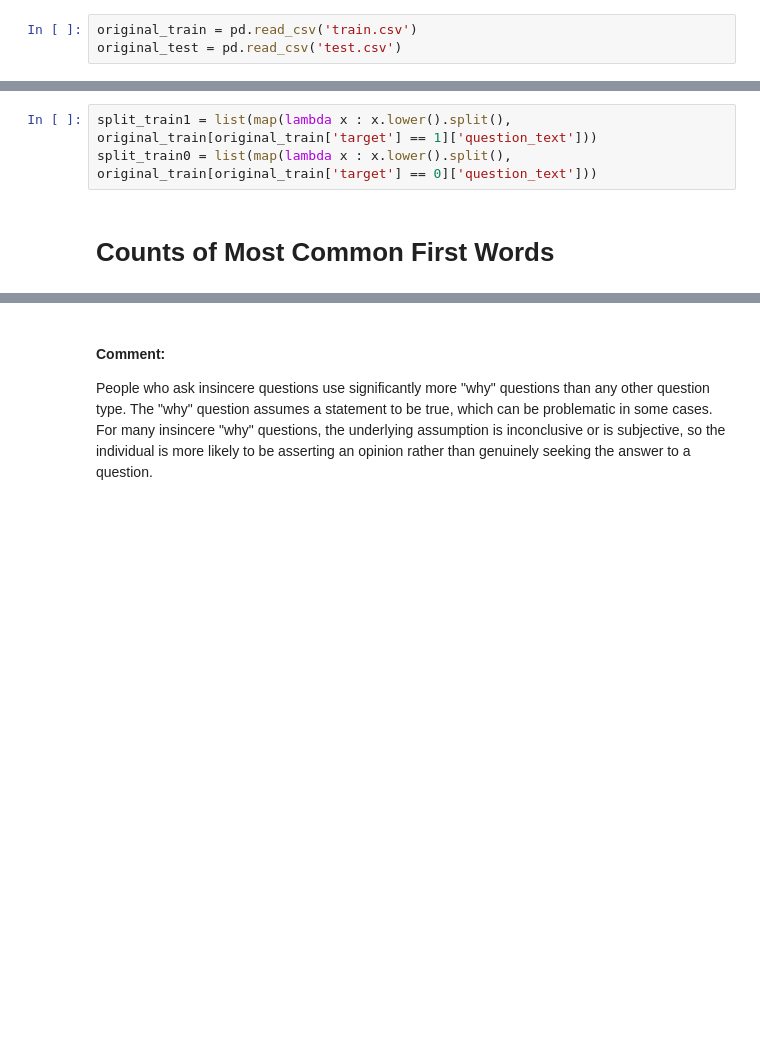
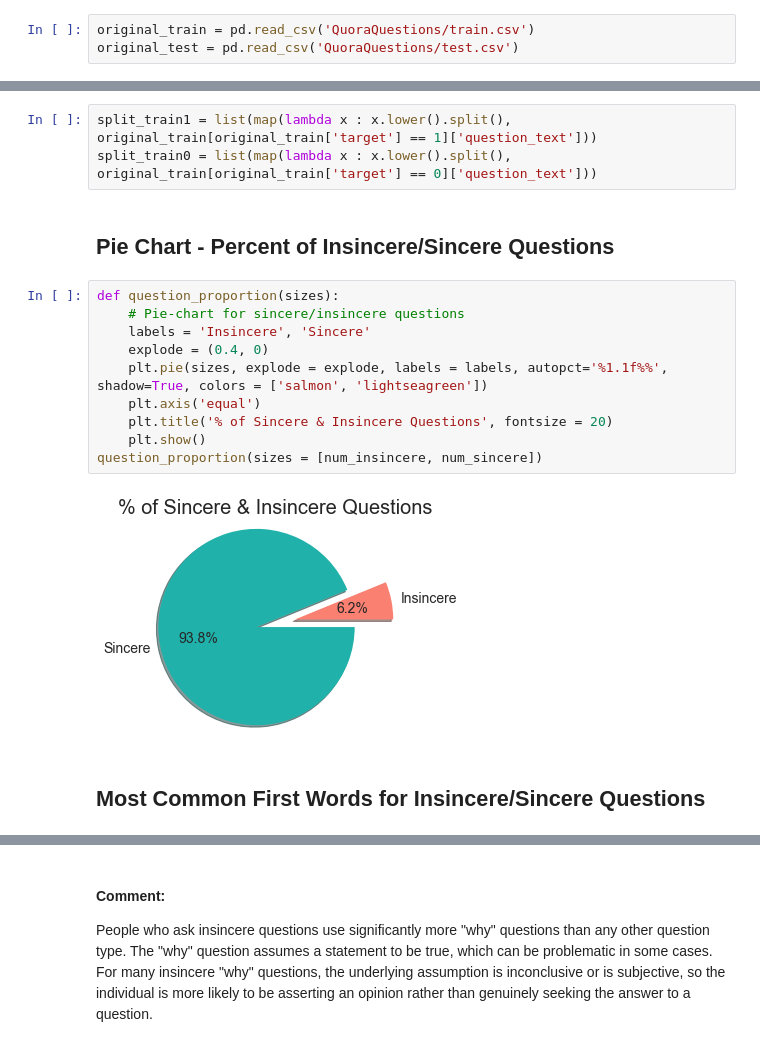
Before and after one commit to TemCodes/Quora-Question-Analysis, a Jupyter notebook: QuoraTextClassification.ipynb, the cells around one changed output, grey strips where cells are left out. Cells and saved outputs as stored; diff of their text form; blank space fills up the shorter version.

```diff
--- a/QuoraTextClassification.ipynb
+++ b/QuoraTextClassification.ipynb
@@ -6,6 +19,6 @@ import matplotlib as plt
 # %%
-original_train = pd.read_csv('train.csv')
-original_test = pd.read_csv('test.csv')
+original_train = pd.read_csv('QuoraQuestions/train.csv')
+original_test = pd.read_csv('QuoraQuestions/test.csv')
 # %%
 original_train.head()
 # %% [output]
@@ -74,5 +91,19 @@ original_train[original_train['target'] == 1].tail()['question_text'][1306094] #
 # %%
 split_train1 = list(map(lambda x : x.lower().split(), original_train[original_train['target'] == 1]['question_text']))
 split_train0 = list(map(lambda x : x.lower().split(), original_train[original_train['target'] == 0]['question_text']))
+# %% [markdown]
+## Pie Chart - Percent of Insincere/Sincere Questions
+# %%
+def question_proportion(sizes):
+    # Pie-chart for sincere/insincere questions
+    labels = 'Insincere', 'Sincere'
+    explode = (0.4, 0)
+    plt.pie(sizes, explode = explode, labels = labels, autopct='%1.1f%%', shadow=True, colors = ['salmon', 'lightseagreen'])
+    plt.axis('equal')
+    plt.title('% of Sincere & Insincere Questions', fontsize = 20)
+    plt.show()
+question_proportion(sizes = [num_insincere, num_sincere])
+# %% [output]
+[figure, added]
 # %% [markdown]
-# Counts of Most Common First Words
+## Most Common First Words for Insincere/Sincere Questions
```
Also changed, not shown: parts of 95 cells of this notebook.
